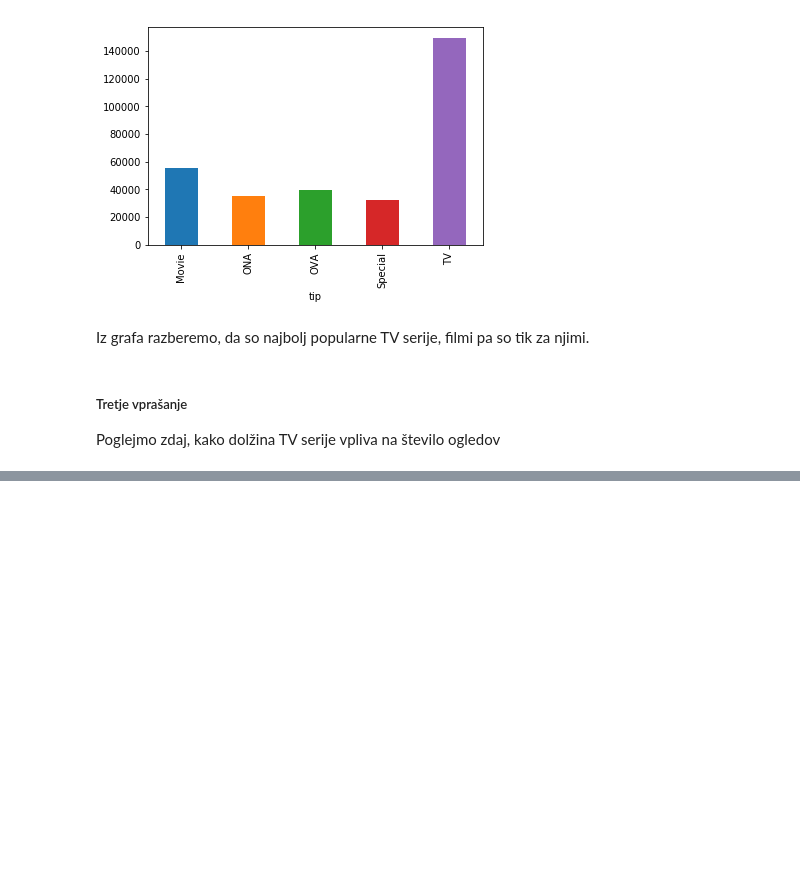
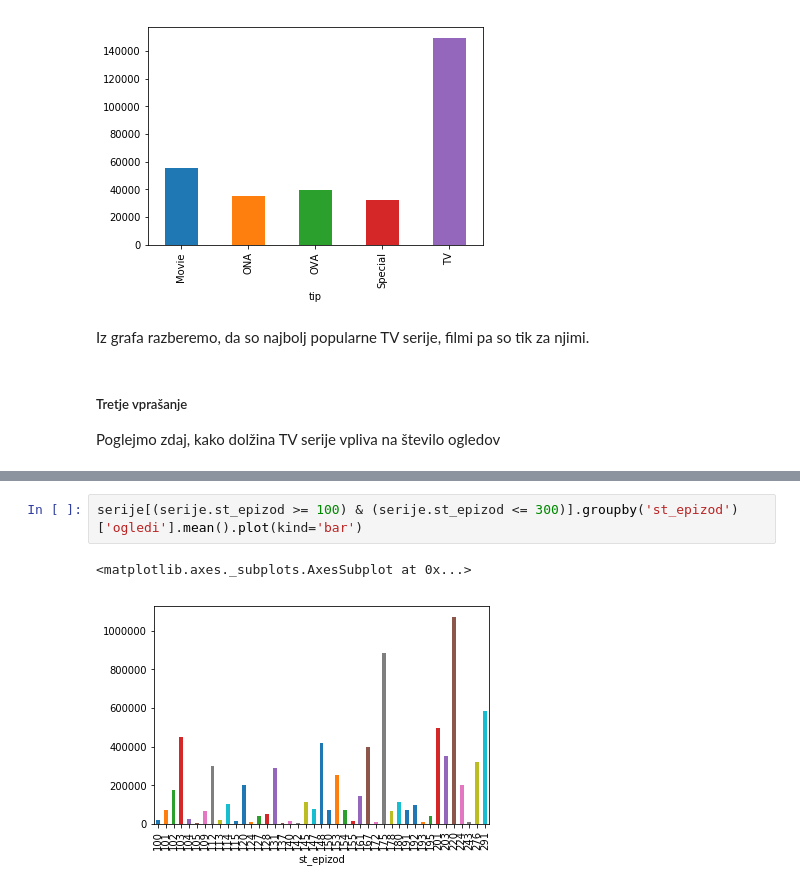
Before and after one commit to TheJim123/Programiranje-1-projektna, a Jupyter notebook: Projektna/Projekt.ipynb, the cells around one changed output, grey strips where cells are left out. Cells and saved outputs as stored; diff of their text form; blank space fills up the shorter version.

```diff
--- a/Projektna/Projekt.ipynb
+++ b/Projektna/Projekt.ipynb
@@ -243,0 +285,5 @@ Poglejmo zdaj, kako dolžina TV serije vpliva na število ogledov
+# %%
+serije[(serije.st_epizod >= 100) & (serije.st_epizod <= 300)].groupby('st_epizod')['ogledi'].mean().plot(kind='bar')
+# %% [output]
+<matplotlib.axes._subplots.AxesSubplot at 0x...>
+[figure, added]
```
Also changed, not shown: parts of 9 cells of this notebook, 1 other file.
